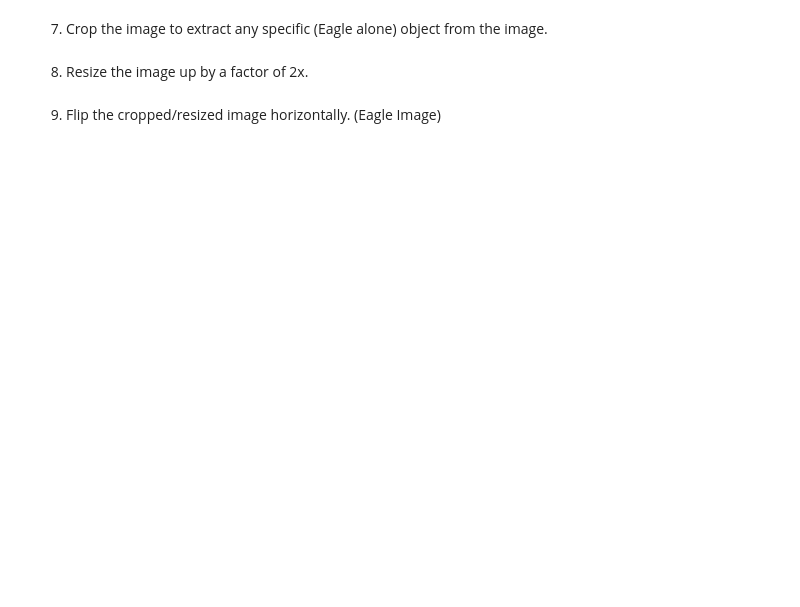
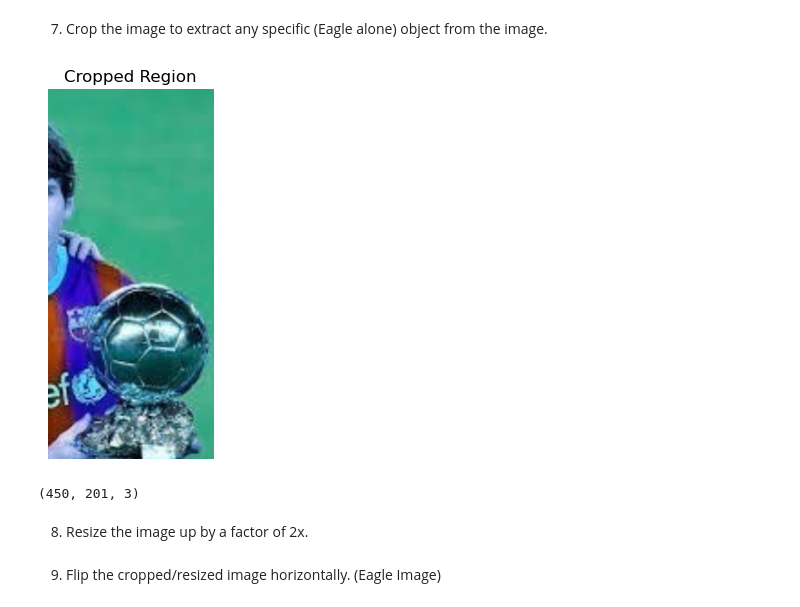
Before and after one commit to lidisonsham/EXP-1-Image-Handling-and-Pixel-Transformations-Using-OpenCV, a Jupyter notebook: Ex. 01 .ipynb, the cells around one changed output. Cells and saved outputs as stored; diff of their text form; code cells hidden in the pictures; blank space fills up the shorter version.

```diff
--- a/Ex. 01 .ipynb
+++ b/Ex. 01 .ipynb
@@ -49,5 +62,15 @@ img.shape
 # %% [markdown]
 7. Crop the image to extract any specific (Eagle alone)  object from the image.
+# %%
+crop = img_rgb[0:450,200:550]
+plt.imshow(crop[:,:,::-1])
+plt.title("Cropped Region")
+plt.axis("off")
+plt.show()
+crop.shape
+# %% [output]
+[figure, added]
+(450, 201, 3)
 # %% [markdown]
 8. Resize the image up by a factor of 2x.
 # %%
```
Also changed, not shown: parts of 24 cells of this notebook.
